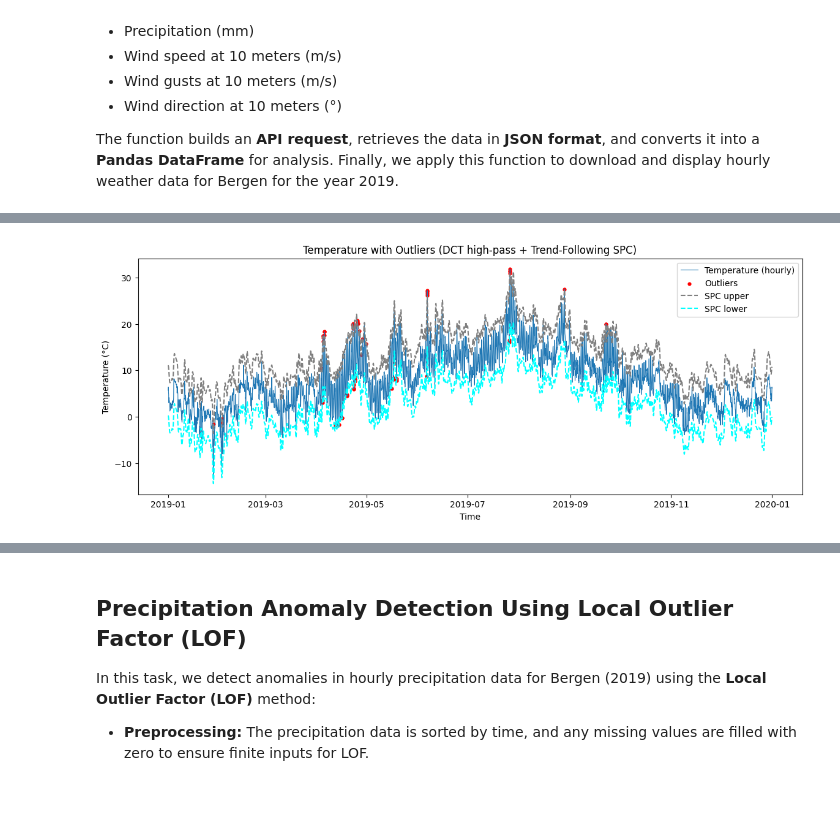
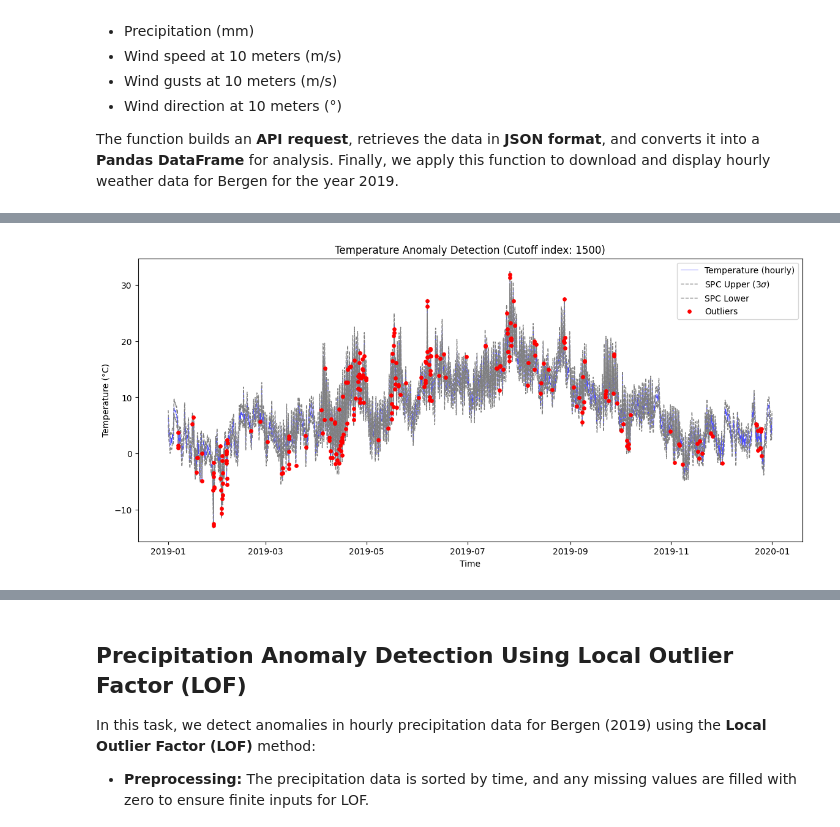
Before and after one commit to Mobashra/M-Abeer-Project, a Jupyter notebook: Exercise 3.ipynb, the cells around one changed output, grey strips where cells are left out. Cells and saved outputs as stored; diff of their text form; code cells hidden in the pictures; blank space fills up the shorter version.

```diff
--- a/Exercise 3.ipynb
+++ b/Exercise 3.ipynb
@@ -159,79 +157,90 @@ In this task, we analyze hourly temperature data for Bergen (2019) to detect out
 - **Output:** Plot with outliers highlighted and summary dictionary of outlier statistics.
 # %%
+import pandas as pd
+import numpy as np
+import matplotlib.pyplot as plt
+from scipy.fft import dct, idct
+from typing import Dict, Any
+
 def temp_outlier_dct_spc_trend(df: pd.DataFrame,
-                               temp_col: str = "temperature_2m", time_col: str = "time",
-                               freq_cutoff: int = 24*30, n_std: float = 3.0,
+                               temp_col: str = "temperature_2m",
+                               time_col: str = "time",
+                               # CHANGED: Increased cutoff to 1500 to include daily cycle in the trend
+                               freq_cutoff: int = 1500,
+                               n_std: float = 3.0,
                                plot: bool = True) -> Dict[str, Any]:
 
-    # Sort by time and reset index to ensure proper order
+    # Sort and reset index
     df = df.sort_values(time_col).reset_index(drop=True)
-
-    # Convert temperature column to a NumPy array for numerical operations
     temps = df[temp_col].to_numpy(dtype=float)
     n = len(temps)
 
     if freq_cutoff >= n:
         raise ValueError("freq_cutoff must be less than number of samples")
 
-    # DCT: Convert time series to frequency domain
+    # DCT: Convert to frequency domain
     coeffs = dct(temps, norm="ortho")
 
-    # High-pass filtering to isolate seasonal-adjusted temperature variations (SATV)
-    # Copy DCT coefficients and zero out low-frequency components (long-term trend)
+    # 1. Calculate SATV (High-Pass)
+    # We zero out the low frequencies (Trend + Daily Cycle) to isolate anomalies
     hp_coeffs = coeffs.copy()
     hp_coeffs[:freq_cutoff] = 0
+    residual = idct(hp_coeffs, norm="ortho") # This is the SATV (Noise only)
 
-    # Inverse DCT to convert back to time domain
-    residual = idct(hp_coeffs, norm="ortho")
-
-    # Low-pass filtering to extract trend component
-    # Copy DCT coefficients and zero out high-frequency components (short-term variations)
+    # 2. Calculate Trend (Low-Pass)
+    # We zero out high frequencies (Noise) to keep Trend + Daily Cycle
     lp_coeffs = coeffs.copy()
     lp_coeffs[freq_cutoff:] = 0
+    trend = idct(lp_coeffs, norm="ortho") # This is Trend + Daily Cycle
 
-    # Inverse DCT to get trend in time domain
-    trend = idct(lp_coeffs, norm="ortho")
-
-    # Compute robust statistics on residuals
-    # Median and MAD provide robust estimation unaffected by outliers
+    # 3. Robust Statistics on Residual (SATV)
     med = np.median(residual)
     mad = np.median(np.abs(residual - med))
-    robust_std = mad * 1.4826  # scale factor for normal distribution
+    robust_std = mad * 1.4826
 
-    # Define trend-following SPC boundaries
-    # Upper and lower limits vary according to the trend and robust deviation
-    upper = trend + n_std * robust_std
-    lower = trend - n_std * robust_std
+    # 4. Define Boundaries
+    # FIX: We must multiply n_std by robust_std
+    upper = trend + med + (n_std * robust_std)
+    lower = trend + med - (n_std * robust_std)
 
-    # Identify outliers
+    # Identify Outliers
     outlier_mask = (temps > upper) | (temps < lower)
 
-    # Plot results
+    # Plotting
     if plot:
-        plt.figure(figsize=(14,5))
-        plt.plot(df[time_col], temps, label="Temperature (hourly)", linewidth=0.8)
-        plt.scatter(df[time_col][outlier_mask], temps[outlier_mask], color="red", s=12, label="Outliers")
-        plt.plot(df[time_col], upper, color="gray", linestyle="--", label=f"SPC upper")
-        plt.plot(df[time_col], lower, color="cyan", linestyle="--", label=f"SPC lower")
-        plt.title("Temperature with Outliers (DCT high-pass + Trend-Following SPC)")
+        plt.figure(figsize=(14, 6))
+        plt.plot(df[time_col], temps, label="Temperature (hourly)", color='blue', linewidth=0.5, alpha=0.7)
+
+        # Plot the borders
+        # FIX: Added 'r' before 'f' (rf"...") to handle the backslash in \sigma correctly
+        plt.plot(df[time_col], upper, color="gray", linestyle="--", linewidth=1, label=rf"SPC Upper ({n_std}$\sigma$)")
+        plt.plot(df[time_col], lower, color="gray", linestyle="--", linewidth=1, label=f"SPC Lower")
+
+        # Highlight outliers
+        plt.scatter(df[time_col][outlier_mask], temps[outlier_mask], color="red", s=15, label="Outliers", zorder=3)
+
+        plt.title(f"Temperature Anomaly Detection (Cutoff index: {freq_cutoff})")
+        plt.ylabel("Temperature (°C)")
         plt.xlabel("Time")
-        plt.ylabel("Temperature (°C)")
-        plt.legend()
+        plt.legend(loc='upper right')
         plt.show()
 
-    # Summary dictionary
-    summary = {"n_samples": n, "n_outliers": int(outlier_mask.sum()),
-                "outlier_fraction": float(outlier_mask.sum() / max(1, n)),
-                "median_residual": float(med), "robust_std_residual": float(robust_std),
-                "upper_bound_trend": upper.tolist(),
-                "lower_bound_trend": lower.tolist(), "outlier_indices": np.where(outlier_mask)[0],
-                "outlier_times": df[time_col][outlier_mask].tolist()}
-
+    # Summary
+    summary = {
+        "n_samples": n,
+        "n_outliers": int(outlier_mask.sum()),
+        "outlier_fraction": float(outlier_mask.sum() / max(1, n)),
+        "median_residual": float(med),
+        "robust_std_residual": float(robust_std),
+        "outlier_indices": np.where(outlier_mask)[0],
+        "outlier_times": df[time_col][outlier_mask].tolist()
+    }
     return summary
 
+# Apply the outlier detection function to Bergen 2019 data
+# Use 1500 to ensure the borders "follow the curve"
+summary = temp_outlier_dct_spc_trend(bergen2019, freq_cutoff=1500, n_std=3)
 
-# Apply the outlier detection function to Bergen 2019 data
-summary = temp_outlier_dct_spc_trend(bergen2019, freq_cutoff=24*30, n_std=3)
 print(f"{summary['n_outliers']} outliers detected out of {summary['n_samples']} samples")
 # %% [output]
-[figure, old version]
+[figure, new version]
```
Also changed, not shown: parts of 5 cells of this notebook, 4 other files.
